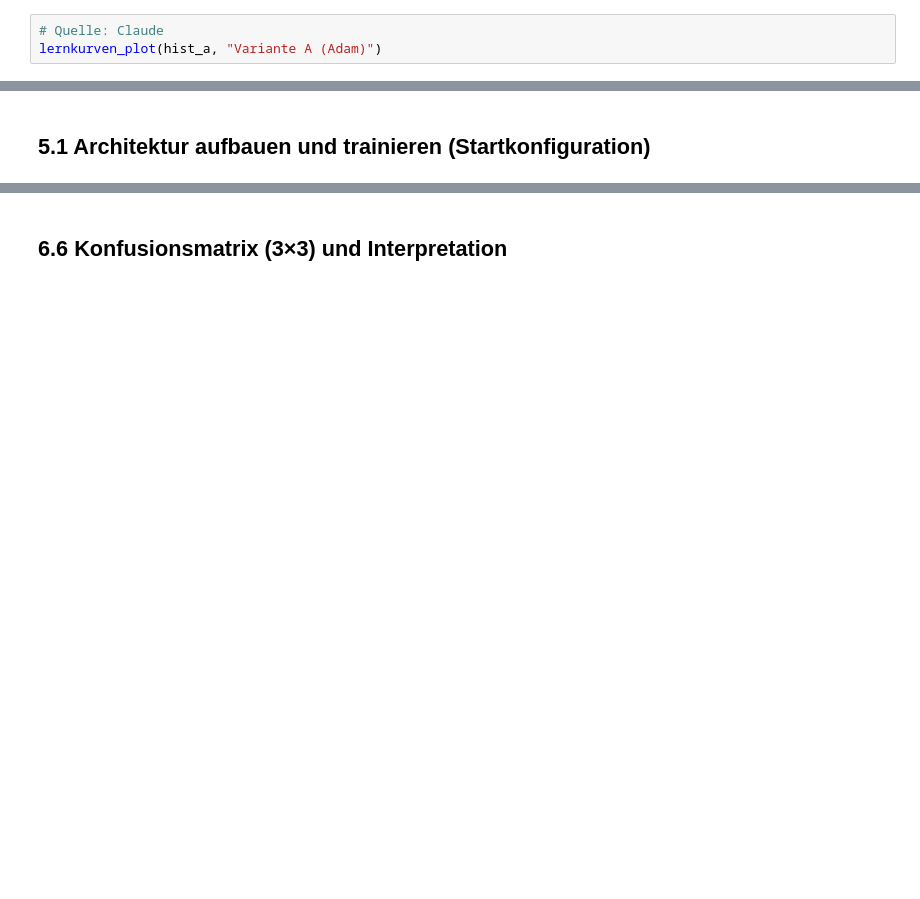
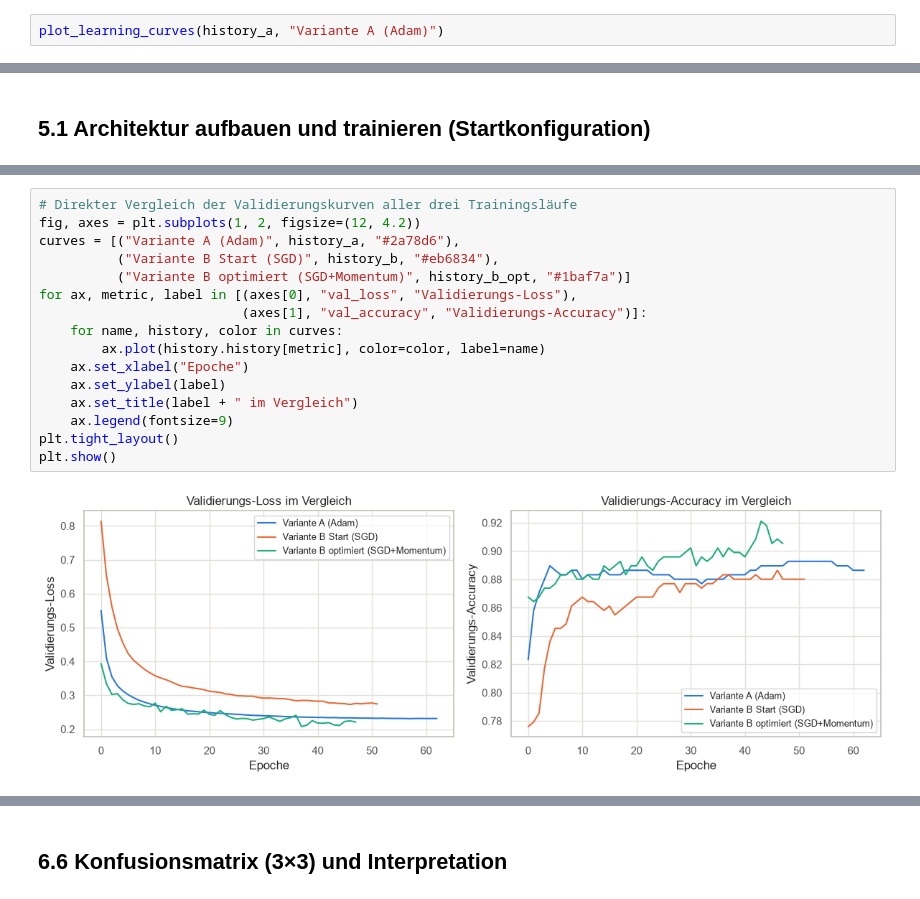
Before and after one commit to spaiK111/DHBW-ML-Assignment, a Jupyter notebook: src/fetal_health_modellvergleich.ipynb, the cells around one changed output, grey strips where cells are left out. Saved outputs shown, nothing was run; the diff lists cells and outputs as text; blank space fills up the shorter version.

```diff
--- a/src/fetal_health_modellvergleich.ipynb
+++ b/src/fetal_health_modellvergleich.ipynb
@@ -1210,6 +1156,5 @@ restore_best_weights=True -> das Modell traegt die Gewichte der besten Epoche
 # %%
-# Quelle: Claude
-lernkurven_plot(hist_a, "Variante A (Adam)")
+plot_learning_curves(history_a, "Variante A (Adam)")
 # %% [output]
 [figure]
 # %% [markdown]
@@ -1990,0 +1353,18 @@ zum Vergleich – naive Baseline (DummyClassifier) auf denselben Testdaten: 0.77
+# %%
+# Direkter Vergleich der Validierungskurven aller drei Trainingsläufe
+fig, axes = plt.subplots(1, 2, figsize=(12, 4.2))
+curves = [("Variante A (Adam)", history_a, "#2a78d6"),
+          ("Variante B Start (SGD)", history_b, "#eb6834"),
+          ("Variante B optimiert (SGD+Momentum)", history_b_opt, "#1baf7a")]
+for ax, metric, label in [(axes[0], "val_loss", "Validierungs-Loss"),
+                          (axes[1], "val_accuracy", "Validierungs-Accuracy")]:
+    for name, history, color in curves:
+        ax.plot(history.history[metric], color=color, label=name)
+    ax.set_xlabel("Epoche")
+    ax.set_ylabel(label)
+    ax.set_title(label + " im Vergleich")
+    ax.legend(fontsize=9)
+plt.tight_layout()
+plt.show()
+# %% [output]
+[figure, added]
```
Also changed, not shown: parts of 226 cells of this notebook, 4 other files.
